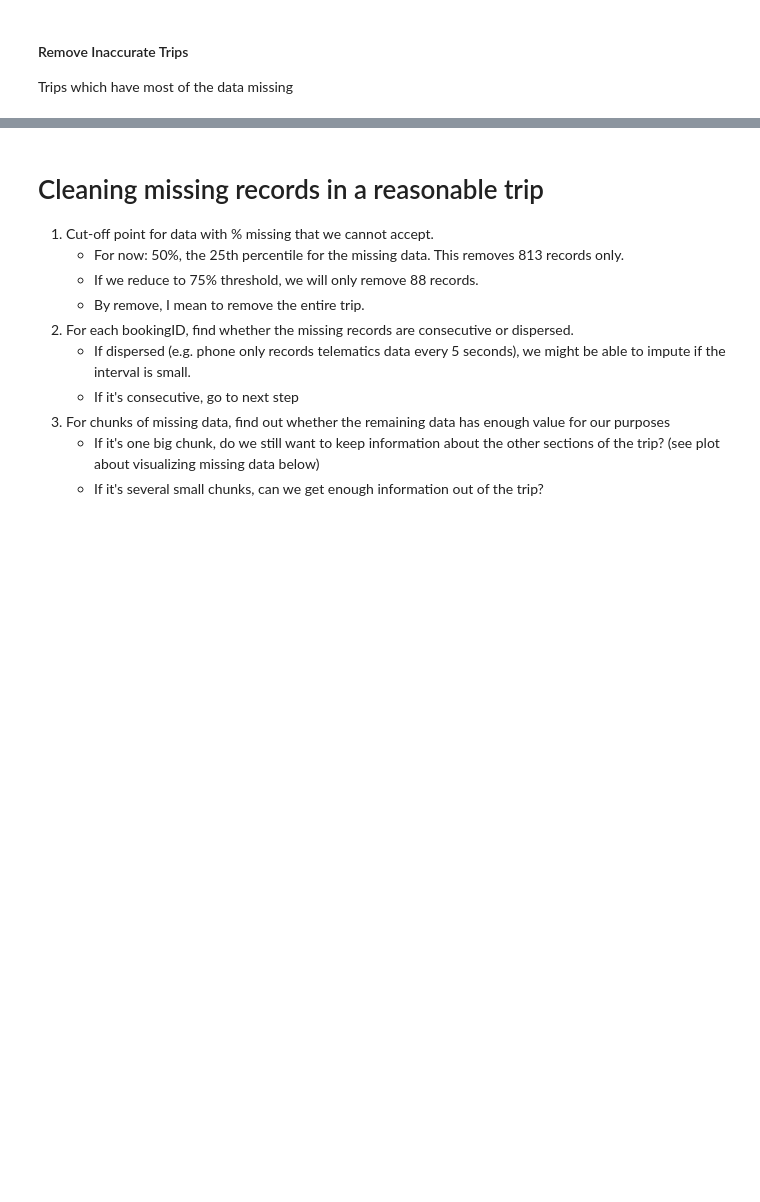
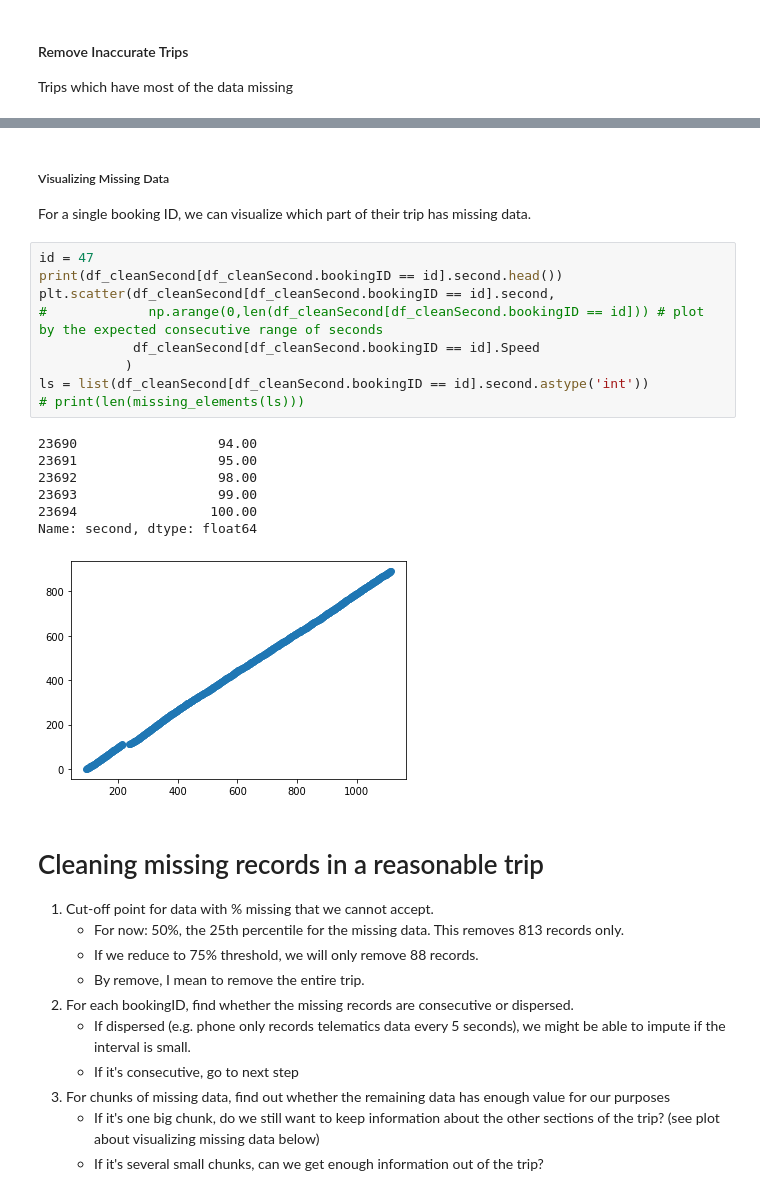
Before and after one commit to gerpang/AMLProject_GrabSafety, a Jupyter notebook: notebooks/1DataPrep.ipynb, the cells around one changed output, grey strips where cells are left out. Saved outputs shown, nothing was run; the diff lists cells and outputs as text; blank space fills up the shorter version.

```diff
--- a/notebooks/1DataPrep.ipynb
+++ b/notebooks/1DataPrep.ipynb
@@ -243,3 +242,23 @@ len(df_removed50perc.bookingID.unique())
+# %% [markdown]
+##### Visualizing Missing Data
+For a single booking ID, we can visualize which part of their trip has missing data.
+# %%
+id = 47
+print(df_cleanSecond[df_cleanSecond.bookingID == id].second.head())
+plt.scatter(df_cleanSecond[df_cleanSecond.bookingID == id].second,
+#             np.arange(0,len(df_cleanSecond[df_cleanSecond.bookingID == id])) # plot by the expected consecutive range of seconds
+            df_cleanSecond[df_cleanSecond.bookingID == id].Speed
+           )
+ls = list(df_cleanSecond[df_cleanSecond.bookingID == id].second.astype('int'))
+# print(len(missing_elements(ls)))
+# %% [output]
+23690                  94.00
+23691                  95.00
+23692                  98.00
+23693                  99.00
+23694                 100.00
+Name: second, dtype: float64
+[figure, added]
 # %% [markdown]
 # Cleaning missing records in a reasonable trip
 1. Cut-off point for data with % missing that we cannot accept.
```
Also changed, not shown: parts of 37 cells of this notebook, 1 other file.
